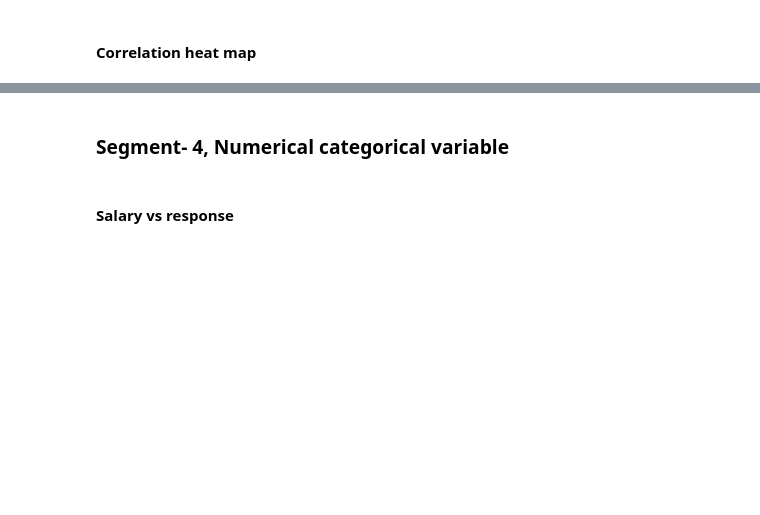
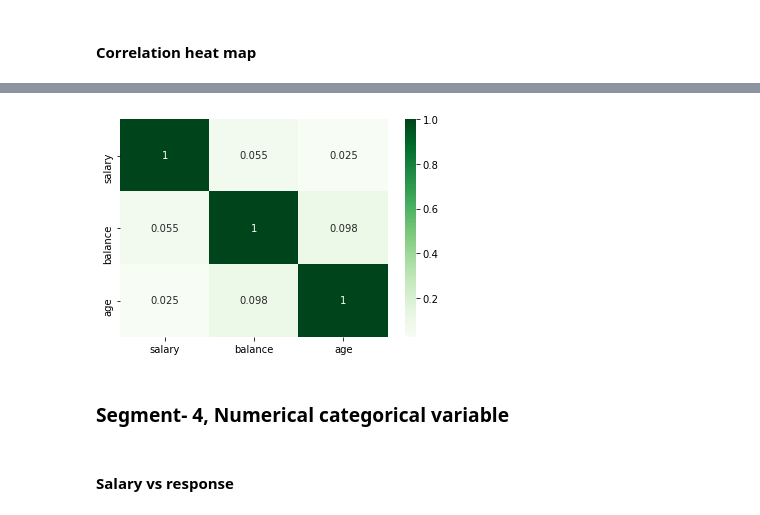
Before and after one commit to ds-souvik/Machine-Learning-Basic-Intermediate-Expert., a Jupyter notebook: 5 Exploratory Data Analysis/Bank+Marketing+Campaign_EDA-blank+notebook.ipynb, the cells around one changed output, grey strips where cells are left out. Cells and saved outputs as stored; diff of their text form; code cells hidden in the pictures; blank space fills up the shorter version.

```diff
--- a/5 Exploratory Data Analysis/Bank+Marketing+Campaign_EDA-blank+notebook.ipynb
+++ b/5 Exploratory Data Analysis/Bank+Marketing+Campaign_EDA-blank+notebook.ipynb
@@ -705,5 +725,9 @@ There are three ways to analyse the numeric- numeric data types simultaneously.
 # %%
 #plot the correlation matrix of salary, balance and age in inp1 dataframe.
+sns.heatmap(inp1[['salary', 'balance', 'age']].corr(), annot=True, cmap='Greens')
+plt.show()
+# %% [output]
+[figure, added]
 # %% [markdown]
 ### Segment- 4, Numerical categorical variable
 # %% [markdown]
```
Also changed, not shown: parts of 48 cells of this notebook.
